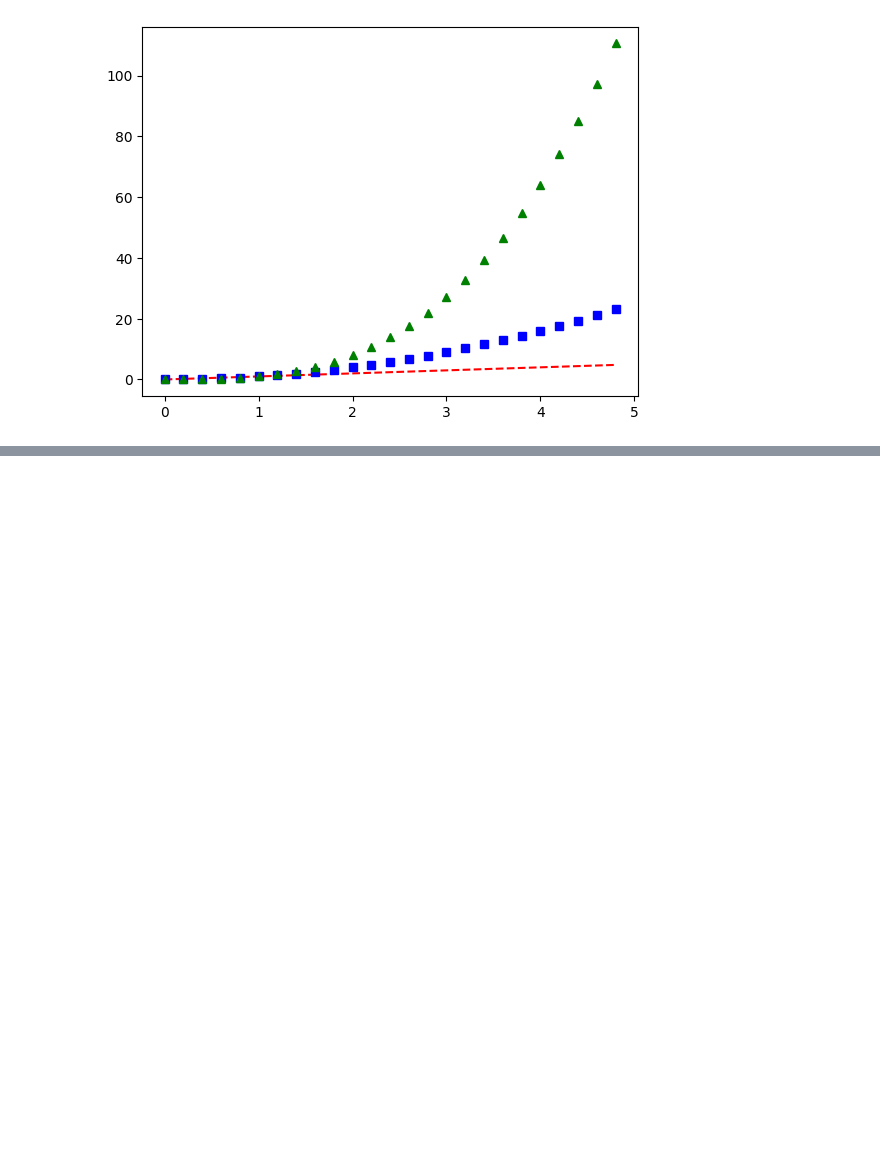
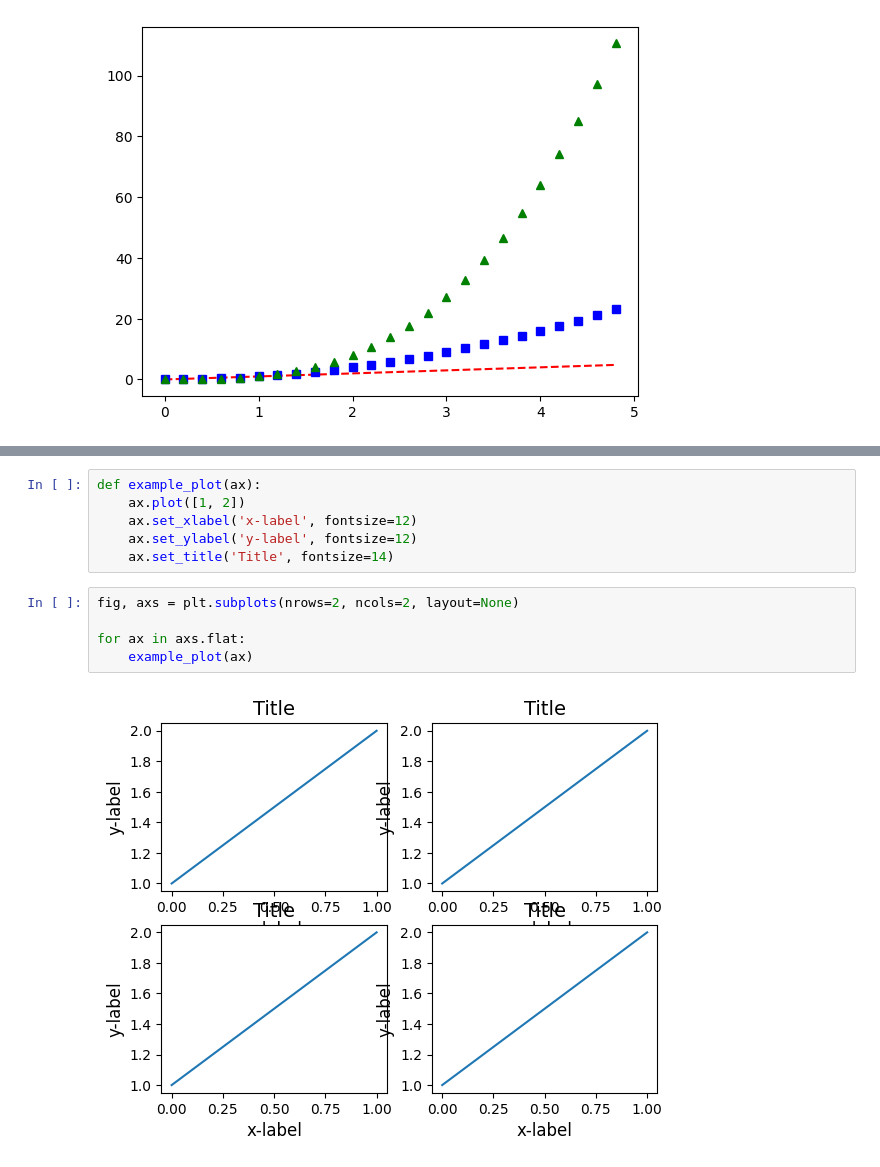
Before and after one commit to msy-bilecik/ist204_2025, a Jupyter notebook: ist204_2025_14h.ipynb, the cells around one changed output, grey strips where cells are left out. Drawn from its saved outputs; the diff is of its cells as text; blank space fills up the shorter version.

```diff
--- a/ist204_2025_14h.ipynb
+++ b/ist204_2025_14h.ipynb
@@ -116,0 +237,13 @@ plt.show()
+# %%
+def example_plot(ax):
+    ax.plot([1, 2])
+    ax.set_xlabel('x-label', fontsize=12)
+    ax.set_ylabel('y-label', fontsize=12)
+    ax.set_title('Title', fontsize=14)
+# %%
+fig, axs = plt.subplots(nrows=2, ncols=2, layout=None)
+
+for ax in axs.flat:
+    example_plot(ax)
+# %% [output]
+[figure, added]
```
Also changed, not shown: parts of 4 cells of this notebook.
